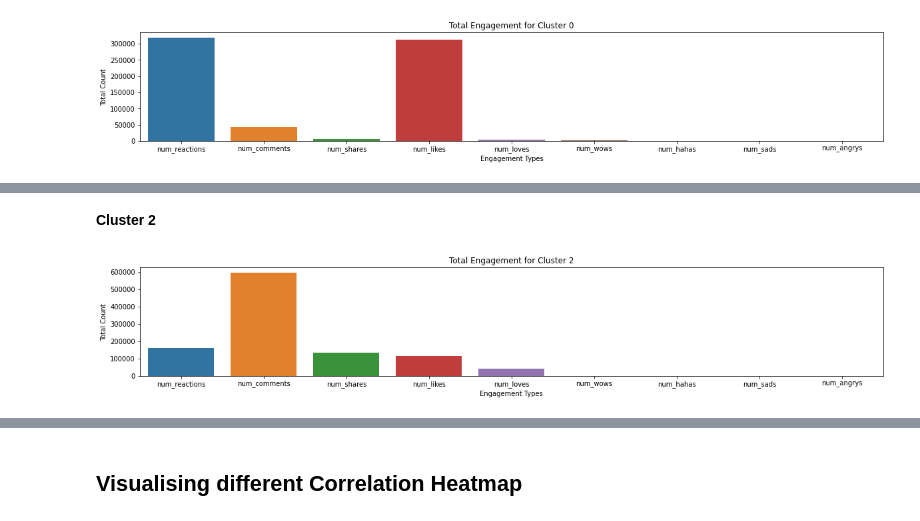
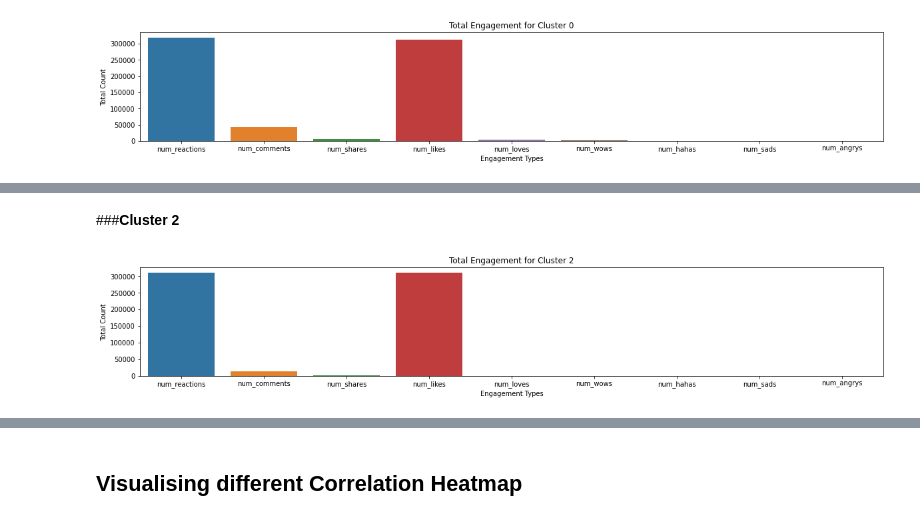
Before and after one commit to divaamahajan/Network-Intrusion-Detection-Kitsune-Network-Attack-Dataset, a Jupyter notebook: Facebook_Live_sellers.ipynb, the cells around one changed output, grey strips where cells are left out. Saved outputs shown, nothing was run; the diff lists cells and outputs as text; code cells hidden in the pictures.

```diff
--- a/Facebook_Live_sellers.ipynb
+++ b/Facebook_Live_sellers.ipynb
@@ -360,6 +361,7 @@ mask[mask == False].to_frame()
 Let us remove these outliers.
 # %%
 df_cleaned = df[mask]
+df_dataset = df_dataset[mask]
 df_cleaned.head()
 # %% [output]
 |  | status_type | num_reactions | num_comments | num_shares | num_likes | num_loves | num_wows | num_hahas | ... |
@@ -793,6 +839,6 @@ plt.show()
 ##**Visualising Data with respect to different clusters**
 # %%
 #append cluster assingments to original DataFrame
-df_cleaned['cluster'] = kmeanModel_pca.labels_
-df_cleaned.head()
+df_dataset['cluster'] = kmeanModel_pca.labels_
+df_dataset.head()
 # %% [output]
@@ -811,8 +853,10 @@ See the caveats in the documentation: https://pandas.pydata.org/pandas-docs/stab
 # %%
 # Create a dataframe for cluster 0
-cluster0_df = df_cleaned[df_cleaned['cluster'] == 0]
+cluster0_df = df_dataset[df_dataset['cluster'] == 0]
+
+
 # Set the x-axis and y-axis values
-cols = list(df_cleaned)
+cols = list(df_dataset)
 x_axis = cols[1:-1]
 y_axis = list()
 for c in cols[1:-1]:
@@ -837,8 +891,8 @@ plt.show()
 # %%
 # Create a dataframe for cluster 1
-cluster1_df = df_cleaned[df_cleaned['cluster'] == 1]
+cluster1_df = df_dataset[df_dataset['cluster'] == 1]
 # Set the x-axis and y-axis values
-cols = list(df_cleaned)
+cols = list(df_dataset)
 x_axis = cols[1:-1]
 y_axis = list()
 for c in cols[1:-1]:
@@ -860,25 +924,25 @@ plt.show()
 # %% [markdown]
-**Cluster 2**
+###**Cluster 2**
 # %%
 # Create a dataframe for cluster 2
-cluster2_df = df_cleaned[df_cleaned['cluster'] == 2]
+cluster2_df = df_dataset[df_dataset['cluster'] == 2]
 # Set the x-axis and y-axis values
-cols = list(df_cleaned)
+cols = list(df_dataset)
 x_axis = cols[1:-1]
 y_axis = list()
 for c in cols[1:-1]:
   y_axis.append(cluster2_df[c].sum())
 
 plt.figure(figsize=(20,3))
 # Create a bar plot with seaborn
 sns.barplot(x = x_axis,  y = y_axis)
 
 # Add a title and labels to the plot
 plt.title('Total Engagement for Cluster 2')
 plt.xlabel('Engagement Types')
 plt.ylabel('Total Count')
 
 # Show the plot
 plt.show()
 # %% [output]
-[figure, old version]
+[figure, new version]
```
Also changed, not shown: parts of 31 cells of this notebook.
